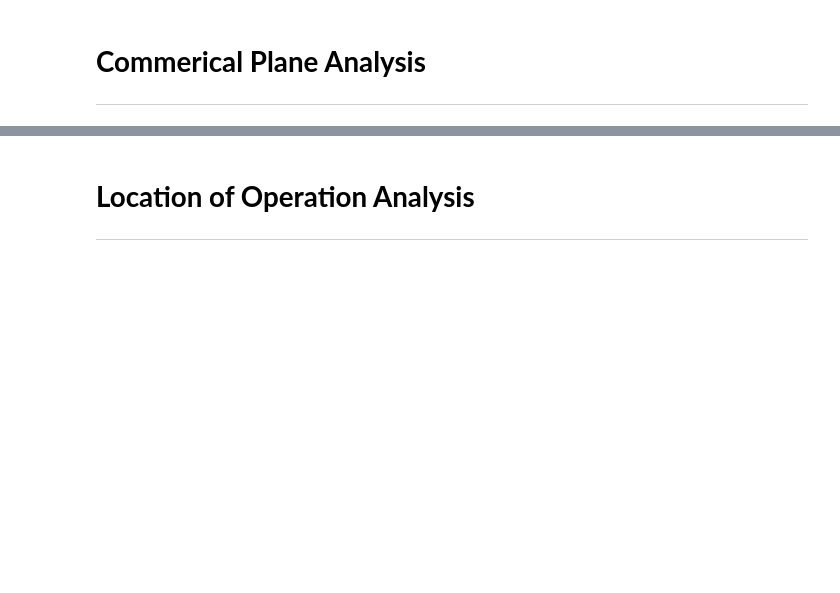
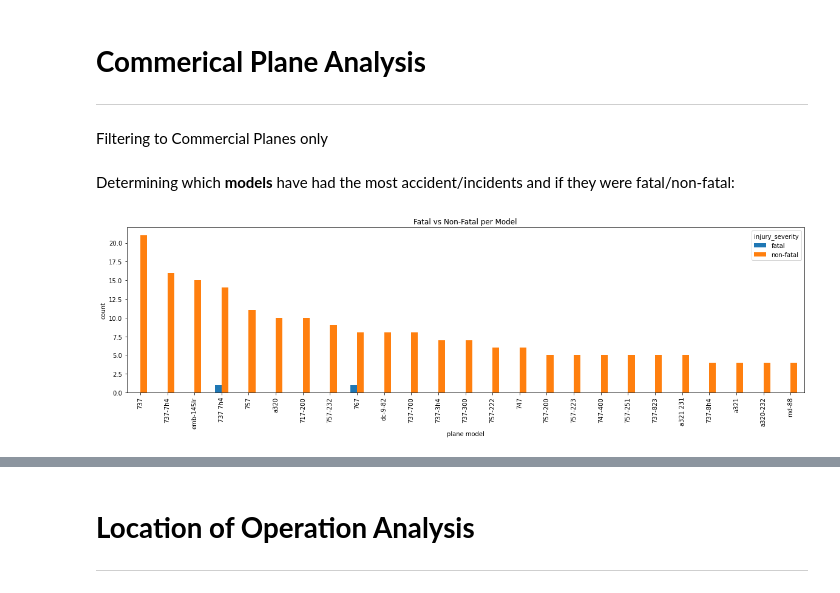
Before and after one commit to jtjohn172/Aviation-Data-Analysis-Project, a Jupyter notebook: JordanRoughDraft.ipynb, the cells around one changed output, grey strips where cells are left out. Saved outputs shown, nothing was run; the diff lists cells and outputs as text; code cells hidden in the pictures; blank space fills up the shorter version.

Commit message:
reformated to include commercial info. gathering other data from team

```diff
--- a/JordanRoughDraft.ipynb
+++ b/JordanRoughDraft.ipynb
@@ -54,8 +72,6 @@ df = df.rename(columns={c: c.lower().replace('.', '_') for c in df.columns})
 # Fortmating all object columns lowercase
 df['make'] = df['make'].str.lower()
 df['model'] = df['model'].str.lower()
-df['city'] = df['city'].str.lower()
-df['state'] = df['state'].str.lower()
 df['location'] = df['location'].str.lower()
 df['investigation_type'] = df['investigation_type'].str.lower()
 df['country'] = df['country'].str.lower()
@@ -82,6 +98,8 @@ df = df[df['country'] == 'united states']
 
 # Split location column into city and state columns + Cleaning format
 df[['city', 'state']] = df['location'].str.split(', ', n=1, expand=True)
+df['city'] = df['city'].str.lower()
+df['state'] = df['state'].str.lower()
 
 # Droping 7 missing null values in location
 df.dropna(subset=['location'], inplace=True)
@@ -89,6 +107,10 @@ df.dropna(subset=['location'], inplace=True)
 # populating injury_severity based on fatalities =/or/!= 0
 df.loc[(df['total_fatal_injuries'] == 0) & (df['injury_severity'].isna()), 'injury_severity'] = 'non-fatal'
 df.loc[(df['total_fatal_injuries'] != 0) & (df['injury_severity'].isna()), 'injury_severity'] = 'fatal'
+
+######injury_sevarity values isolated to fatal & non-fatal
+df.loc[~df['injury_severity'].isin(['fatal', 'non-fatal']), 'injury_severity'] = 'non-fatal'
+
 
 # Cleaning amateur_built formatting + filtering to NOT amateur built
 df = df[df['amateur_built'] == 'no']
@@ -194,6 +181,16 @@ usa_df.loc[usa_df['total_serious_injuries'].isna(), 'total_serious_injuries']=ro
 # **Private Plane Analysis**
 
 ---
+# %%
+## Research:
+# Reciprocating = Yes; some are / aren't
+# Turbo Prop = No
+# Turbo Fan = Yes; some are / aren't
+# Delete: Unknown, Turbo Shaft, Electric, UNK
+
+
+commercial_df = commercial_df[(commercial_df['engine_type'] == 'Reciprocating') | (commercial_df['engine_type'] == 'Turbo Fan')]
+commercial_df['engine_type'].value_counts()
 # %%
 #Creating a figure showing investigation occurance by Airplane Make
 fig, ax=plt.subplots(figsize=(16,9))
@@ -244,3 +238,5 @@ NameError: name 'private_planes' is not defined
 # **Commerical Plane Analysis**
 
 ---
+# %% [markdown]
+Filtering to Commercial Planes only
@@ -246,0 +287,14 @@ NameError: name 'private_planes' is not defined
+# %% [markdown]
+Determining which **models** have had the most accident/incidents and if they were fatal/non-fatal:
+# %%
+grouped_1 = commercial_df.groupby(['model', 'injury_severity']).size().unstack().sort_values(by='non-fatal', ascending=False).head(25)
+
+# plot
+grouped_1.plot(kind='bar', stacked=False, figsize=(20,5))
+plt.xlabel('plane model')
+plt.ylabel('count')
+plt.title('Fatal vs Non-Fatal per Model')
+
+plt.show()
+# %% [output]
+[figure, added]
```
Also changed, not shown: parts of 16 cells of this notebook.
